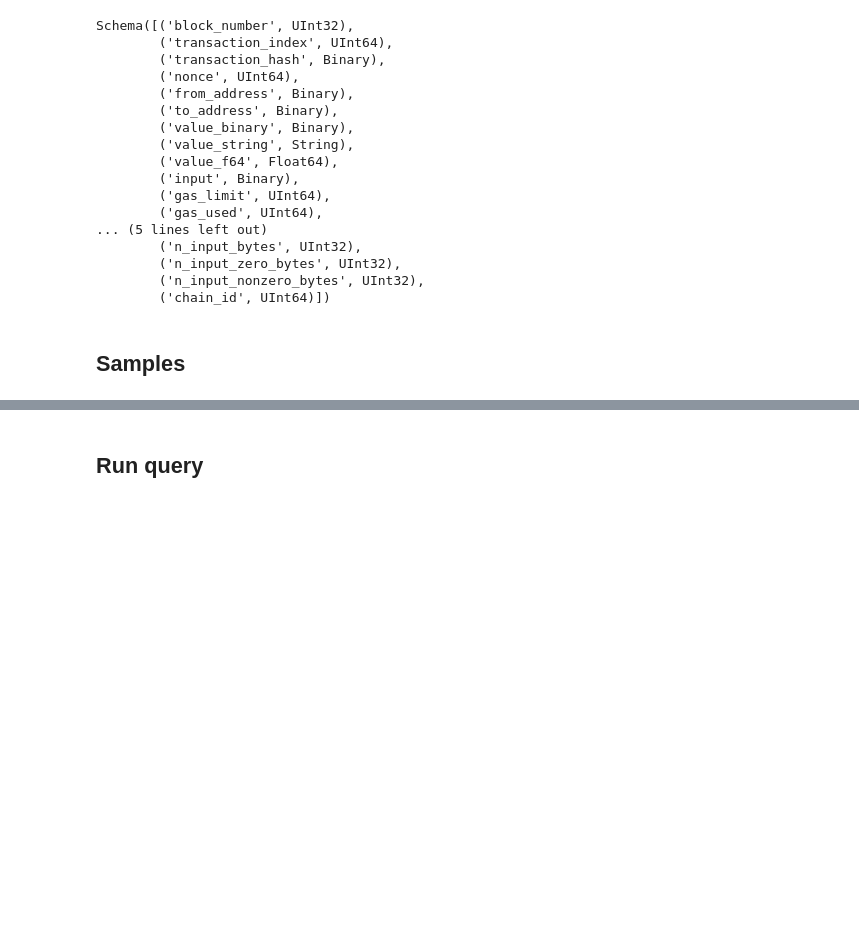
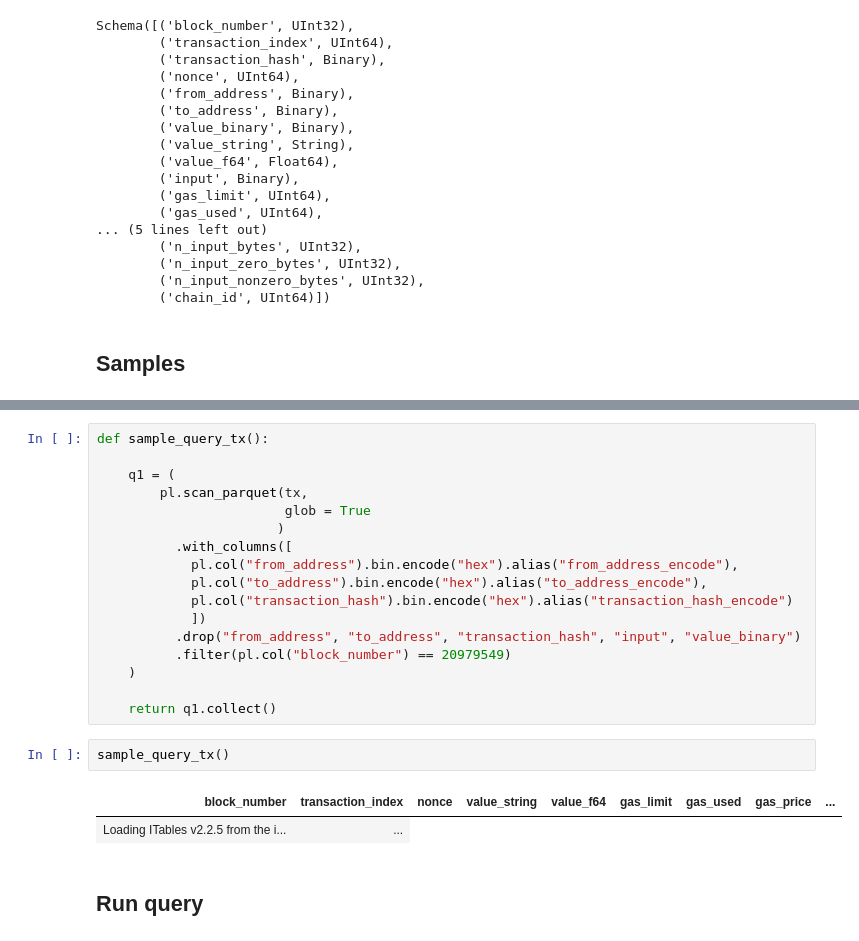
Before and after one commit to vnegi10/ETH_blockchain_data_analysis, a Jupyter notebook: Polars_query.ipynb, the cells around one changed output, grey strips where cells are left out. Drawn from its saved outputs; the diff is of its cells as text; blank space fills up the shorter version.

```diff
--- a/Polars_query.ipynb
+++ b/Polars_query.ipynb
@@ -87,6 +90,28 @@ sample_query_blocks(blocks)
 # %% [output]
 | block_number | gas_used | timestamp | base_fee_per_gas | chain_id | block_hash_encode | author_encode | ... |
 | Loading ITables v2.2.5 from the i... | ... |
+# %%
+def sample_query_tx():
+
+    q1 = (
+        pl.scan_parquet(tx,
+                        glob = True
+                       )
+          .with_columns([
+            pl.col("from_address").bin.encode("hex").alias("from_address_encode"),
+            pl.col("to_address").bin.encode("hex").alias("to_address_encode"),
+            pl.col("transaction_hash").bin.encode("hex").alias("transaction_hash_encode")
+            ])
+          .drop("from_address", "to_address", "transaction_hash", "input", "value_binary")
+          .filter(pl.col("block_number") == 20979549)
+    )
+
+    return q1.collect()
+# %%
+sample_query_tx()
+# %% [output]
+| block_number | transaction_index | nonce | value_string | value_f64 | gas_limit | gas_used | gas_price | ... |
+| Loading ITables v2.2.5 from the i... | ... |
 # %% [markdown]
 ## Run query
 # %% [markdown]
```
Also changed, not shown: parts of 14 cells of this notebook.
